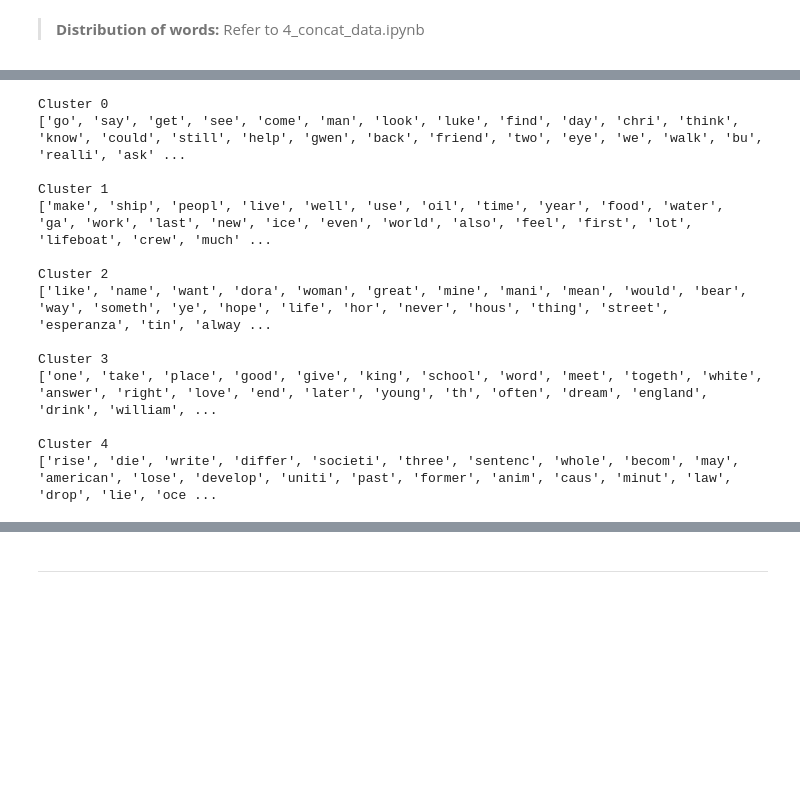
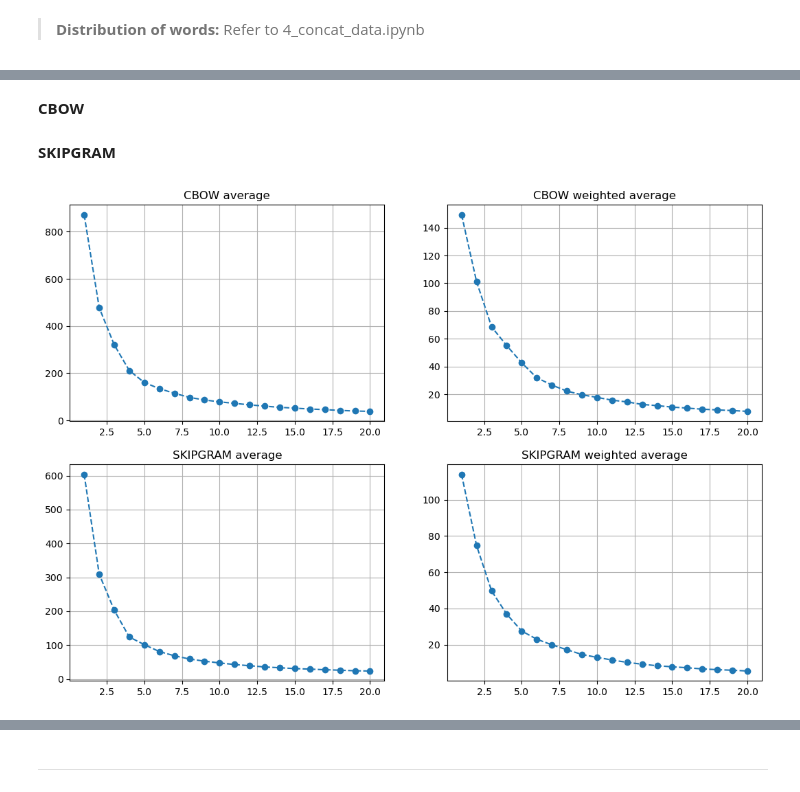
Before and after one commit to ghalifaten/master_thesis, a Jupyter notebook: 9_word_embedding.ipynb, the cells around one changed output, grey strips where cells are left out. Cells and saved outputs as stored; diff of their text form; code cells hidden in the pictures; blank space fills up the shorter version.

Commit message:
finish clustering W2V

```diff
--- a/9_word_embedding.ipynb
+++ b/9_word_embedding.ipynb
@@ -112 +168,3 @@ df["weightedMeanEmbedding"] = df.apply(
+# %% [markdown]
+**CBOW**
 # %%
@@ -124,28 +176,2 @@ idx = kmeans_clustering.fit_predict( word_vectors )
-# %%
-word_centroid_map = dict(zip(cbow_model.wv.key_to_index, idx ))
-
-for cluster in range(0,5):
-    # Print the cluster number
-    print("\nCluster %d" % cluster)
-    # Find all of the words for that cluster number, and print them out
-    words = []
-    for i in range(0, len(list(word_centroid_map.values()))):
-        vals = word_centroid_map.values()
-        if(list(vals)[i] == cluster):
-            words.append(list(word_centroid_map.keys())[i])
-    print(words)
-# %% [output]
-Cluster 0
-['go', 'say', 'get', 'see', 'come', 'man', 'look', 'luke', 'find', 'day', 'chri', 'think', 'know', 'could', 'still', 'help', 'gwen', 'back', 'friend', 'two', 'eye', 'we', 'walk', 'bu', 'realli', 'ask' ...
-
-Cluster 1
-['make', 'ship', 'peopl', 'live', 'well', 'use', 'oil', 'time', 'year', 'food', 'water', 'ga', 'work', 'last', 'new', 'ice', 'even', 'world', 'also', 'feel', 'first', 'lot', 'lifeboat', 'crew', 'much' ...
-
-Cluster 2
-['like', 'name', 'want', 'dora', 'woman', 'great', 'mine', 'mani', 'mean', 'would', 'bear', 'way', 'someth', 'ye', 'hope', 'life', 'hor', 'never', 'hous', 'thing', 'street', 'esperanza', 'tin', 'alway ...
-
-Cluster 3
-['one', 'take', 'place', 'good', 'give', 'king', 'school', 'word', 'meet', 'togeth', 'white', 'answer', 'right', 'love', 'end', 'later', 'young', 'th', 'often', 'dream', 'england', 'drink', 'william', ...
-
-Cluster 4
-['rise', 'die', 'write', 'differ', 'societi', 'three', 'sentenc', 'whole', 'becom', 'may', 'american', 'lose', 'develop', 'uniti', 'past', 'former', 'anim', 'caus', 'minut', 'law', 'drop', 'lie', 'oce ...
+# %% [markdown]
+**SKIPGRAM**
@@ -151,0 +184,47 @@ Cluster 4
+# %%
+def plot_elbow(ax, pca, title, save_plot=True):
+    wcss = []
+    distortions = []
+    max=21
+    for i in range(1, max):
+        kmeans = KMeans(n_clusters=i)
+        kmeans.fit(pca)
+        wcss.append(kmeans.inertia_)
+
+    ax.plot(range(1, max), wcss, marker='o', linestyle='--')
+
+    ax.title.set_text(title)
+    # ax.set_ylabel("WCSS")
+    # ax.set_xlabel("Number of Clusters")
+    ax.grid(True)
+    # if save_plot:
+    #     ax.get_figure().savefig("figures/clust_elbow_"+language, bbox_inches="tight")
+# %%
+fig, axs = plt.subplots(2, 2)
+fig.set_size_inches(13, 9)
+
+plot_elbow(
+    ax=axs[0][0],
+    pca=pca_cbme,
+    title="CBOW average",
+    save_plot=False)
+
+plot_elbow(
+    ax=axs[0][1],
+    pca=pca_cbwme,
+    title="CBOW weighted average",
+    save_plot=False)
+
+plot_elbow(
+    ax=axs[1][0],
+    pca=pca_sgme,
+    title="SKIPGRAM average",
+    save_plot=False)
+
+plot_elbow(
+    ax=axs[1][1],
+    pca=pca_sgwme,
+    title="SKIPGRAM weighted average",
+    save_plot=False)
+# %% [output]
+[figure, added]
```
Also changed, not shown: parts of 33 cells of this notebook.
